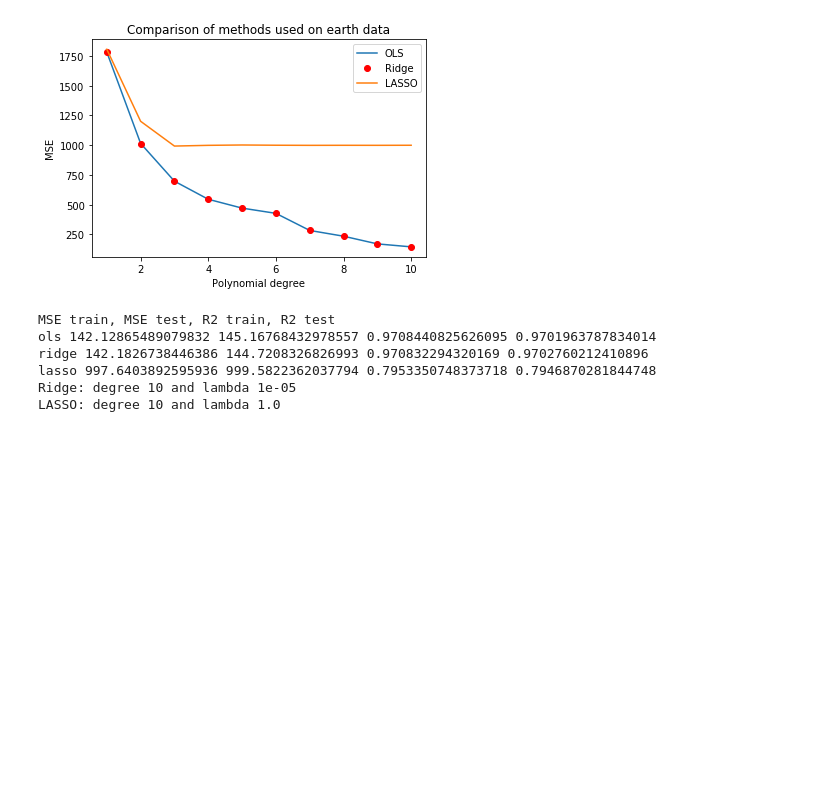
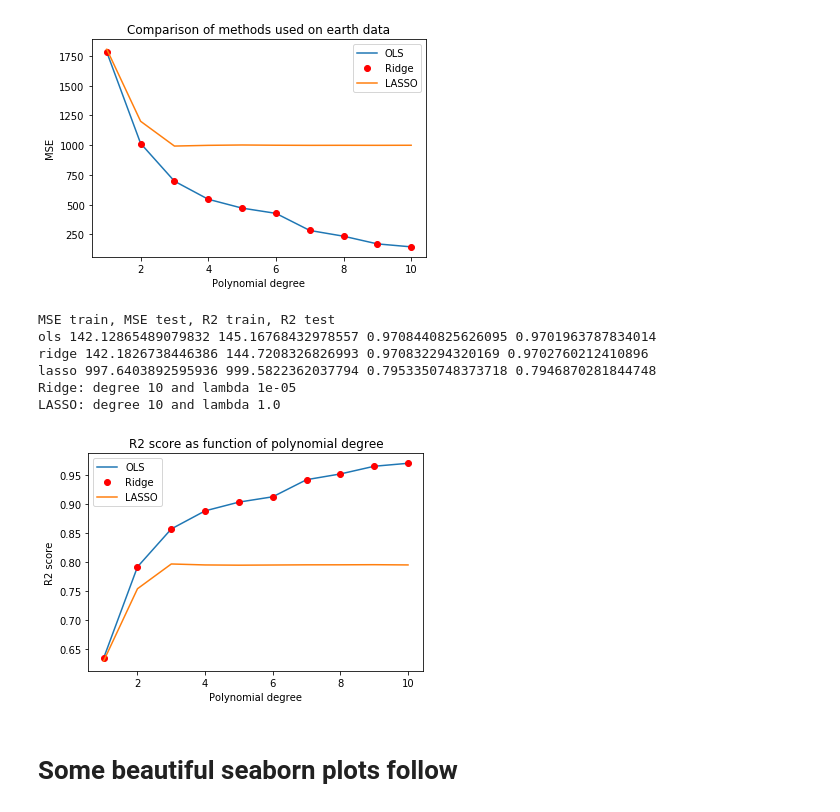
Before and after one commit to jkismul/MachineLearning, a Jupyter notebook: scr/code/project_1.ipynb, the cells around one changed output. Cells and saved outputs as stored; diff of their text form; code cells hidden in the pictures; blank space fills up the shorter version.

```diff
--- a/scr/code/project_1.ipynb
+++ b/scr/code/project_1.ipynb
@@ -1072,3 +1070,21 @@ ridge 142.1826738446386 144.7208326826993 0.970832294320169 0.9702760212410896
 lasso 997.6403892595936 999.5822362037794 0.7953350748373718 0.7946870281844748
 Ridge: degree 10 and lambda 1e-05
 LASSO: degree 10 and lambda 1.0
+# %%
+
+
+
+
+plt.figure()
+plt.plot(mpd,r2_values_terr_test_ols,label='OLS')
+plt.plot(mpd,r2_values_terr_test_ridge[_lambda_best_terr_ridge],'ro',label='Ridge')
+plt.plot(mpd,r2_values_terr_test_lasso[_lambda_best_terr_lasso],label='LASSO')
+plt.xlabel('Polynomial degree')
+plt.ylabel('R2 score')
+plt.legend()
+plt.title('R2 score as function of polynomial degree')
+plt.show()
+# %% [output]
+[figure, added]
+# %% [markdown]
+# Some beautiful seaborn plots follow
```
Also changed, not shown: parts of 8 cells of this notebook.
